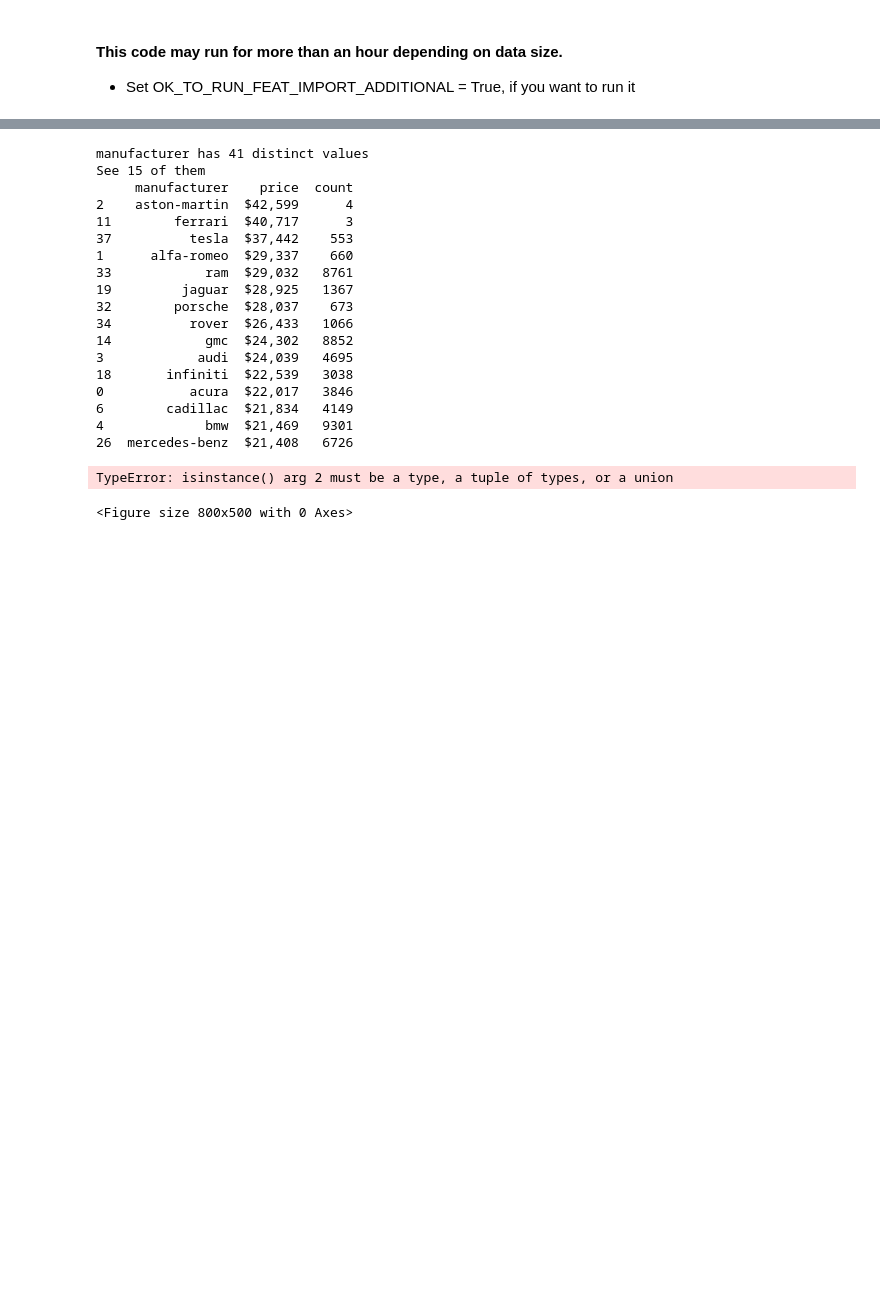
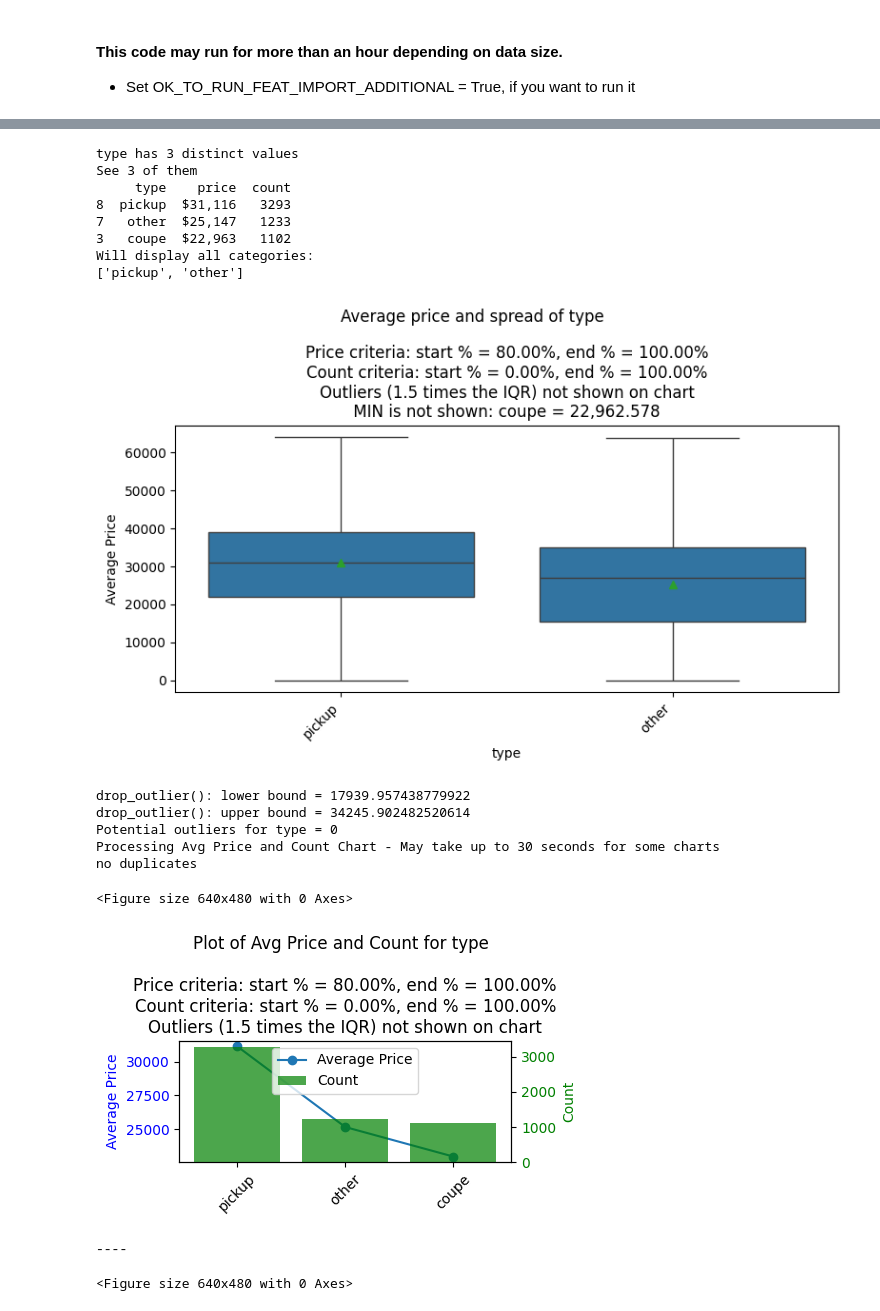
Before and after one commit to bb-wg02/cal-practical-2, a Jupyter notebook: prompt_II.ipynb, the cells around one changed output, grey strips where cells are left out. Cells and saved outputs as stored; diff of their text form; code cells hidden in the pictures; blank space fills up the shorter version.

```diff
--- a/prompt_II.ipynb
+++ b/prompt_II.ipynb
@@ -2401,27 +2356,26 @@ if OK_TO_RUN_FEAT_IMPORT_ADDITIONAL:
     feat_import_check_plot_w_std(df['min_occurrence'], df['mean_change_rmse_for_model_field'], df['std_change_rmse_for_model_field'], 'Minimum Occurrence of Work in Model Field', 'Change in RMMSE for Model Field', xlog=True)
     df_non_zero = df[df['mean_change_rmse_for_model_field'] != 0]
     feat_import_check_plot_w_std(df_non_zero['min_occurrence'], df_non_zero['mean_change_rmse_for_model_field'], df_non_zero['std_change_rmse_for_model_field'], 'Minimum Occurrence of Work in Model Field (Non-Zero Only) ', 'Change in RMMSE for Model Field', xlog=False)
-# %%
-col_list = ['manufacturer']
-eval_col_avg_price(cars_clean_df, col_list)
-# %% [output]
-manufacturer has 41 distinct values
-See 15 of them
-     manufacturer    price  count
-2    aston-martin  $42,599      4
-11        ferrari  $40,717      3
-37          tesla  $37,442    553
-1      alfa-romeo  $29,337    660
-33            ram  $29,032   8761
-19         jaguar  $28,925   1367
-32        porsche  $28,037    673
-34          rover  $26,433   1066
-14            gmc  $24,302   8852
-3            audi  $24,039   4695
-18       infiniti  $22,539   3038
-0           acura  $22,017   3846
-6        cadillac  $21,834   4149
-4             bmw  $21,469   9301
-26  mercedes-benz  $21,408   6726
-TypeError: isinstance() arg 2 must be a type, a tuple of types, or a union
-<Figure size 800x500 with 0 Axes>
+# %%
+col_list = ['type']
+eval_col_avg_price(car_df, col_list,
+                    lower_price_q = 0.8, upper_price_q = 1, lower_count_q = 0.0, upper_count_q =1)
+# %% [output]
+type has 3 distinct values
+See 3 of them
+     type    price  count
+8  pickup  $31,116   3293
+7   other  $25,147   1233
+3   coupe  $22,963   1102
+Will display all categories:
+['pickup', 'other']
+[figure, added]
+drop_outlier(): lower bound = 17939.957438779922
+drop_outlier(): upper bound = 34245.902482520614
+Potential outliers for type = 0
+Processing Avg Price and Count Chart - May take up to 30 seconds for some charts
+no duplicates
+<Figure size 640x480 with 0 Axes>
+[figure, added]
+----
+<Figure size 640x480 with 0 Axes>
```
Also changed, not shown: parts of 28 cells of this notebook.
